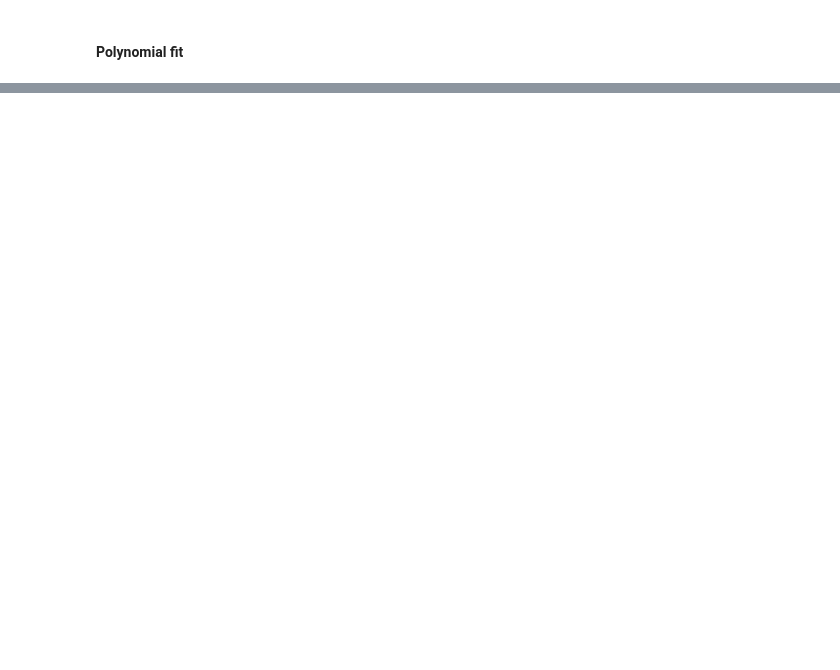
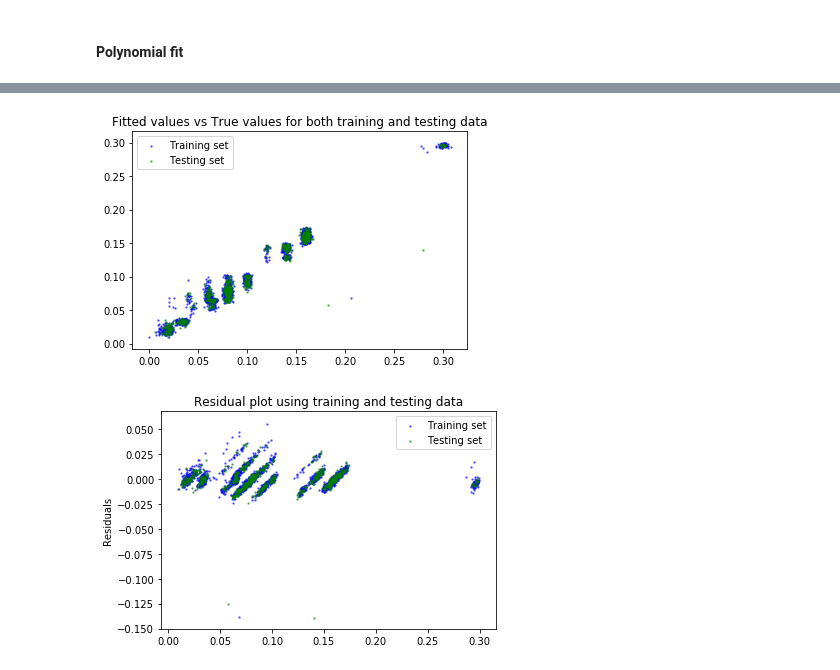
Before and after one commit to 219Winter2019adjz/Project4, a Jupyter notebook: Dataset1.ipynb, the cells around one changed output, grey strips where cells are left out. Saved outputs shown, nothing was run; the diff lists cells and outputs as text; code cells hidden in the pictures; blank space fills up the shorter version.

Commit message:
Adding scatter plots

```diff
--- a/Dataset1.ipynb
+++ b/Dataset1.ipynb
@@ -964,0 +965,20 @@ plt.show()
+# %%
+best_deg = 7
+# %%
+# Workflow 0
+
+model = LinearRegression()
+kf = KFold(n_splits=num_folds)
+pf = PolynomialFeatures(best_deg)
+data_wf0_enc_poly = pf.fit_transform(data_wf0_enc)
+
+rmse_per_fold_train = []
+rmse_per_fold_test = []
+
+X_train, X_test, y_train, y_test = train_test_split(data_wf0_enc_poly, target_wf0_enc, random_state=0)
+model.fit(X_train, y_train)
+
+model_scatter_plots(model, X_train, y_train, X_test, y_test)
+# %% [output]
+[figure, added]
+[figure, added]
```
Also changed, not shown: parts of 24 cells of this notebook.
